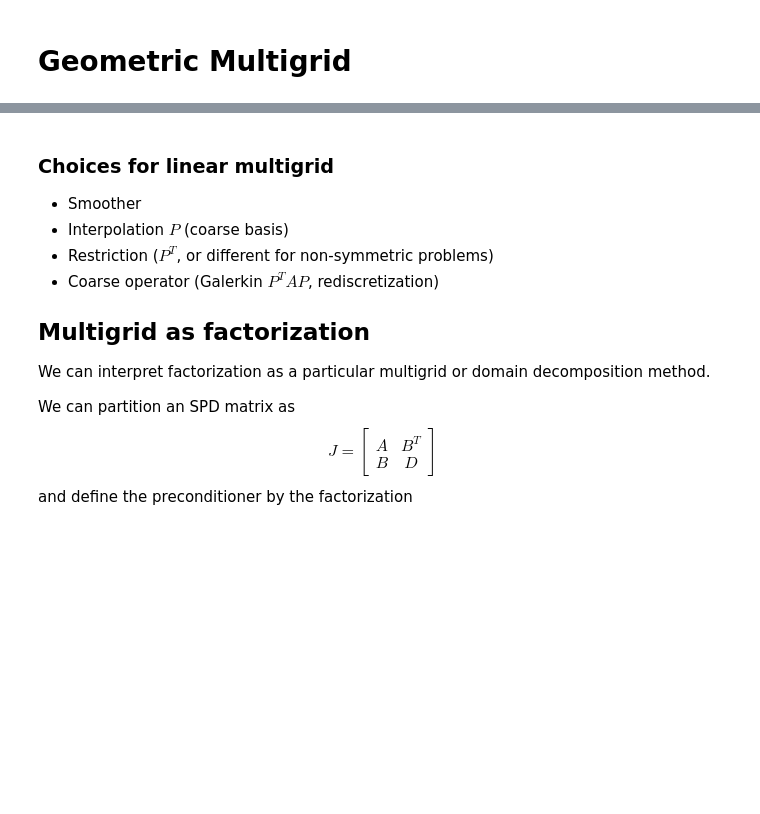
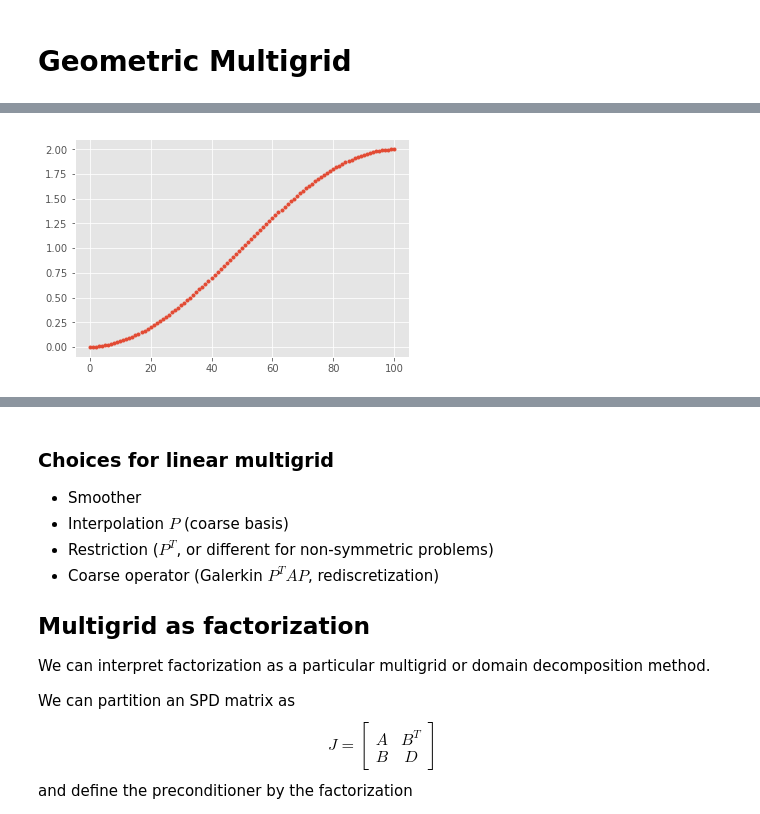
Before and after one commit to cu-numpde/numpde-fall2018, a Jupyter notebook: Multigrid.ipynb, the cells around one changed output, grey strips where cells are left out. Cells and saved outputs as stored; diff of their text form; code cells hidden in the pictures; blank space fills up the shorter version.

```diff
--- a/Multigrid.ipynb
+++ b/Multigrid.ipynb
@@ -1,7 +1,7 @@
 # %% [markdown]
 # Geometric Multigrid
 # %%
-%matplotlib notebook
+%matplotlib inline
 import numpy
 
 m = 101
@@ -12,9 +12,7 @@ L, X  = numpy.linalg.eigh(A)
 
 from matplotlib import pyplot
 pyplot.style.use('ggplot')
-pyplot.figure()
 pyplot.plot(L, '.')
-pyplot.show()
 
 print(L[:4], L[-4:])
 print('cond', L[-1]/L[0])
@@ -26,3 +22,4 @@ cond 4215.9157276
+[figure, added]
 # %%
 pyplot.figure()
 for i in (0,1,2):
```
Also changed, not shown: parts of 17 cells of this notebook.
